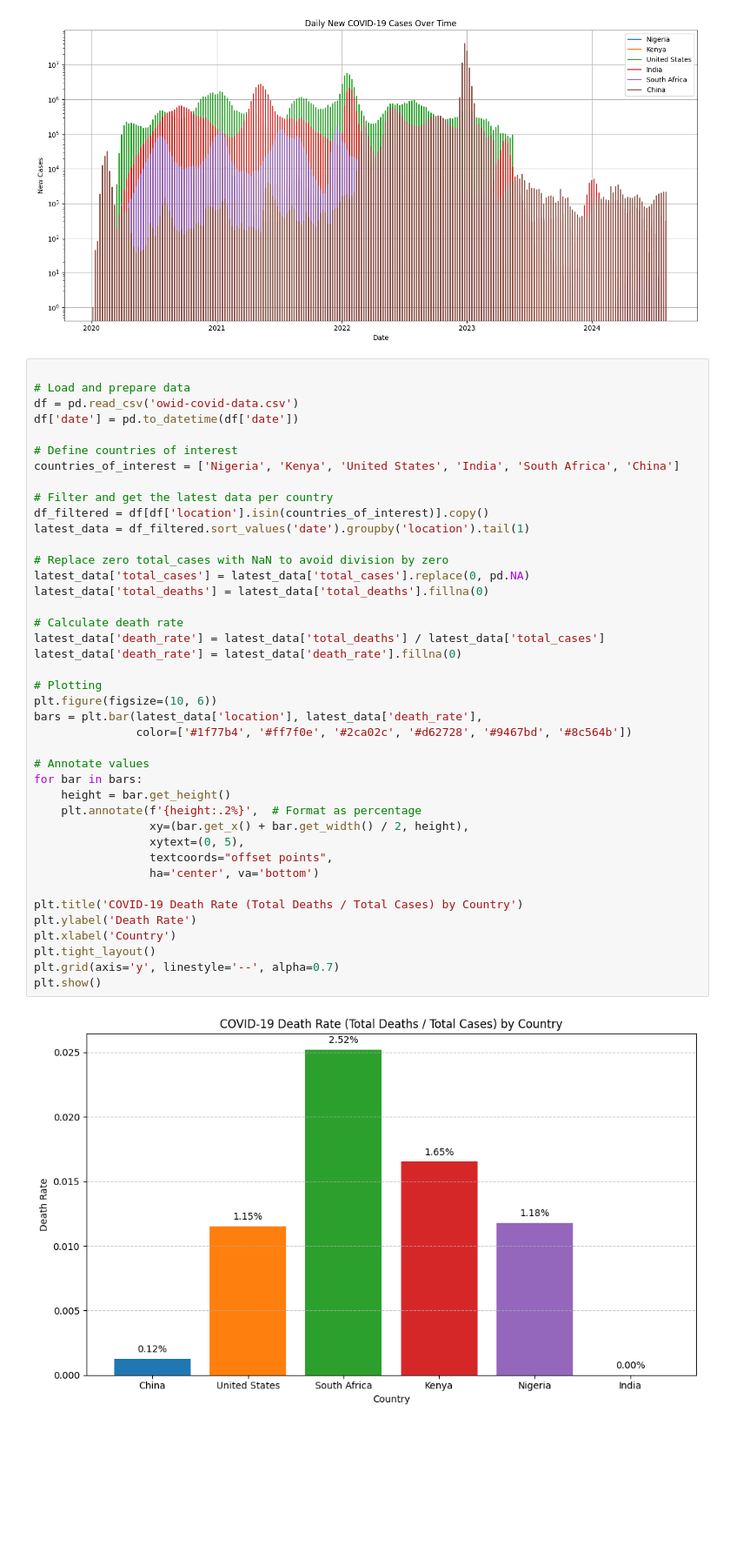
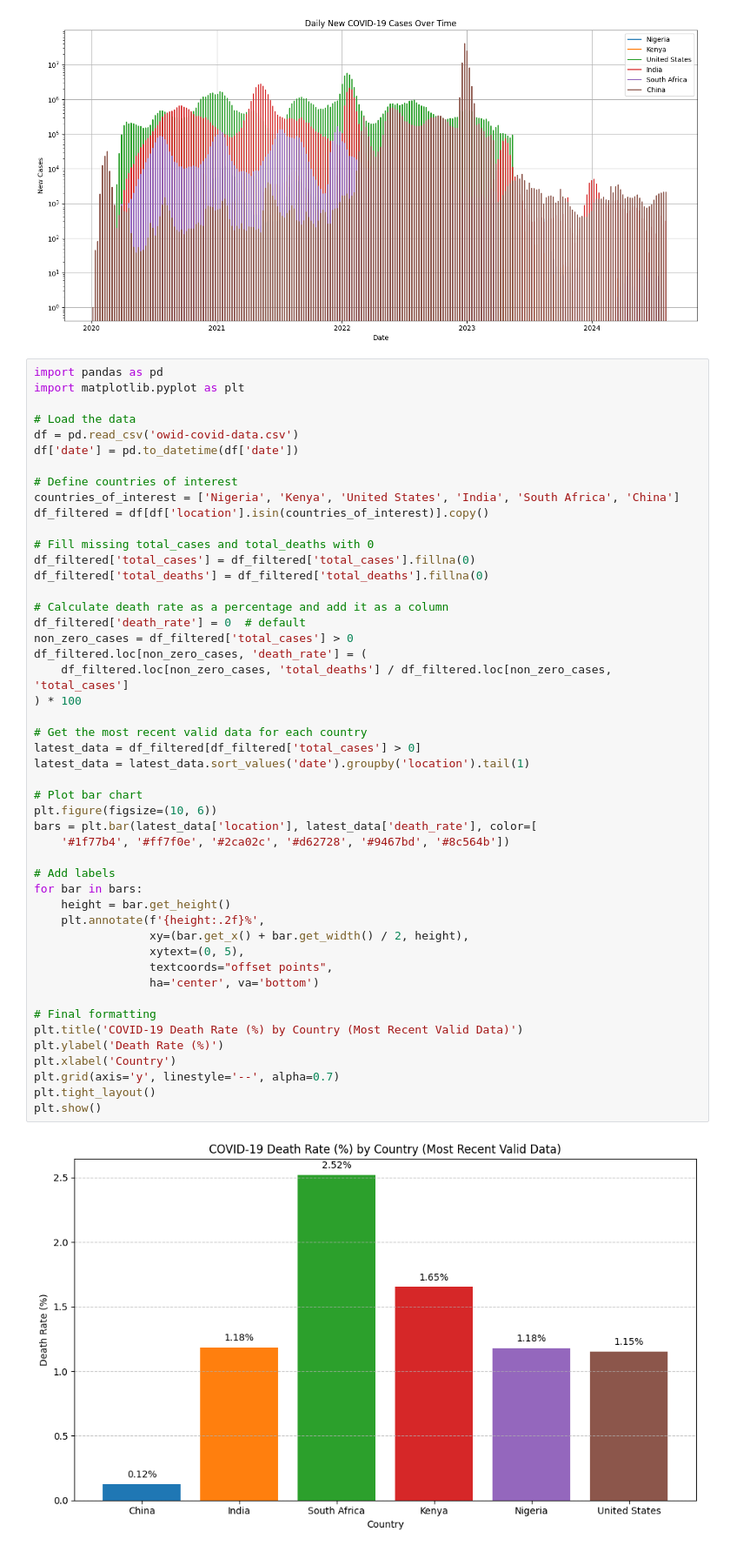
Before and after one commit to RespectAi/Python-Week-8-, a Jupyter notebook: covid.ipynb, the cells around one changed output. Shown: that part at 87% size. Saved outputs shown, nothing was run; the diff lists cells and outputs as text; blank space fills up the shorter version.

```diff
--- a/covid.ipynb
+++ b/covid.ipynb
@@ -245,46 +245,53 @@ plt.show()
 # %% [output]
 [figure]
 # %%
+import pandas as pd
+import matplotlib.pyplot as plt
 
-# Load and prepare data
+# Load the data
 df = pd.read_csv('owid-covid-data.csv')
 df['date'] = pd.to_datetime(df['date'])
 
 # Define countries of interest
 countries_of_interest = ['Nigeria', 'Kenya', 'United States', 'India', 'South Africa', 'China']
+df_filtered = df[df['location'].isin(countries_of_interest)].copy()
 
-# Filter and get the latest data per country
-df_filtered = df[df['location'].isin(countries_of_interest)].copy()
-latest_data = df_filtered.sort_values('date').groupby('location').tail(1)
+# Fill missing total_cases and total_deaths with 0
+df_filtered['total_cases'] = df_filtered['total_cases'].fillna(0)
+df_filtered['total_deaths'] = df_filtered['total_deaths'].fillna(0)
 
-# Replace zero total_cases with NaN to avoid division by zero
-latest_data['total_cases'] = latest_data['total_cases'].replace(0, pd.NA)
-latest_data['total_deaths'] = latest_data['total_deaths'].fillna(0)
+# Calculate death rate as a percentage and add it as a column
+df_filtered['death_rate'] = 0  # default
+non_zero_cases = df_filtered['total_cases'] > 0
+df_filtered.loc[non_zero_cases, 'death_rate'] = (
+    df_filtered.loc[non_zero_cases, 'total_deaths'] / df_filtered.loc[non_zero_cases, 'total_cases']
+) * 100
 
-# Calculate death rate
-latest_data['death_rate'] = latest_data['total_deaths'] / latest_data['total_cases']
-latest_data['death_rate'] = latest_data['death_rate'].fillna(0)
+# Get the most recent valid data for each country
+latest_data = df_filtered[df_filtered['total_cases'] > 0]
+latest_data = latest_data.sort_values('date').groupby('location').tail(1)
 
-# Plotting
+# Plot bar chart
 plt.figure(figsize=(10, 6))
-bars = plt.bar(latest_data['location'], latest_data['death_rate'],
-               color=['#1f77b4', '#ff7f0e', '#2ca02c', '#d62728', '#9467bd', '#8c564b'])
+bars = plt.bar(latest_data['location'], latest_data['death_rate'], color=[
+    '#1f77b4', '#ff7f0e', '#2ca02c', '#d62728', '#9467bd', '#8c564b'])
 
-# Annotate values
+# Add labels
 for bar in bars:
     height = bar.get_height()
-    plt.annotate(f'{height:.2%}',  # Format as percentage
+    plt.annotate(f'{height:.2f}%',
                  xy=(bar.get_x() + bar.get_width() / 2, height),
                  xytext=(0, 5),
                  textcoords="offset points",
                  ha='center', va='bottom')
 
-plt.title('COVID-19 Death Rate (Total Deaths / Total Cases) by Country')
-plt.ylabel('Death Rate')
+# Final formatting
+plt.title('COVID-19 Death Rate (%) by Country (Most Recent Valid Data)')
+plt.ylabel('Death Rate (%)')
 plt.xlabel('Country')
+plt.grid(axis='y', linestyle='--', alpha=0.7)
 plt.tight_layout()
-plt.grid(axis='y', linestyle='--', alpha=0.7)
 plt.show()
 # %% [output]
-[figure, old version]
+[figure, new version]
 # %%
```
Also changed, not shown: parts of 2 cells of this notebook.
